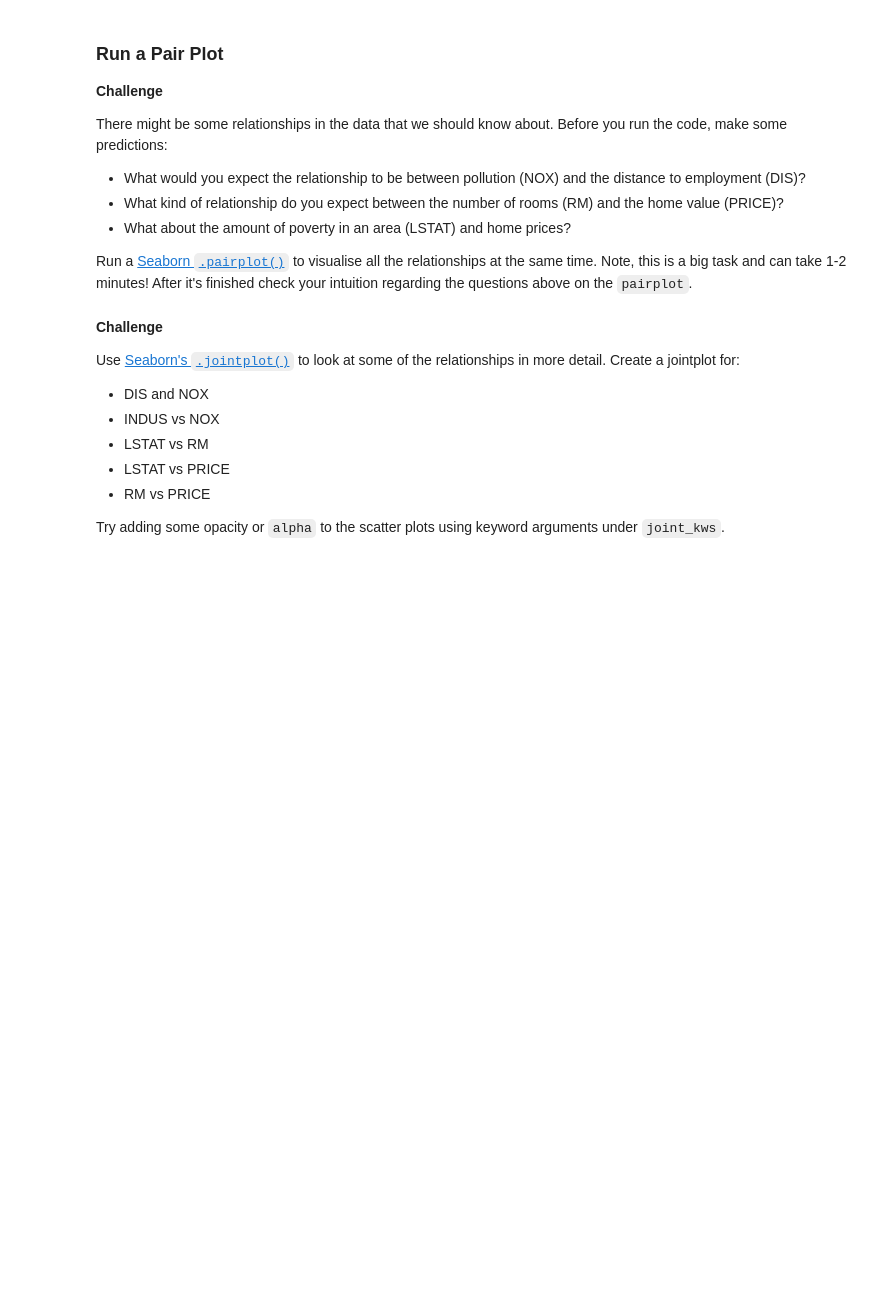
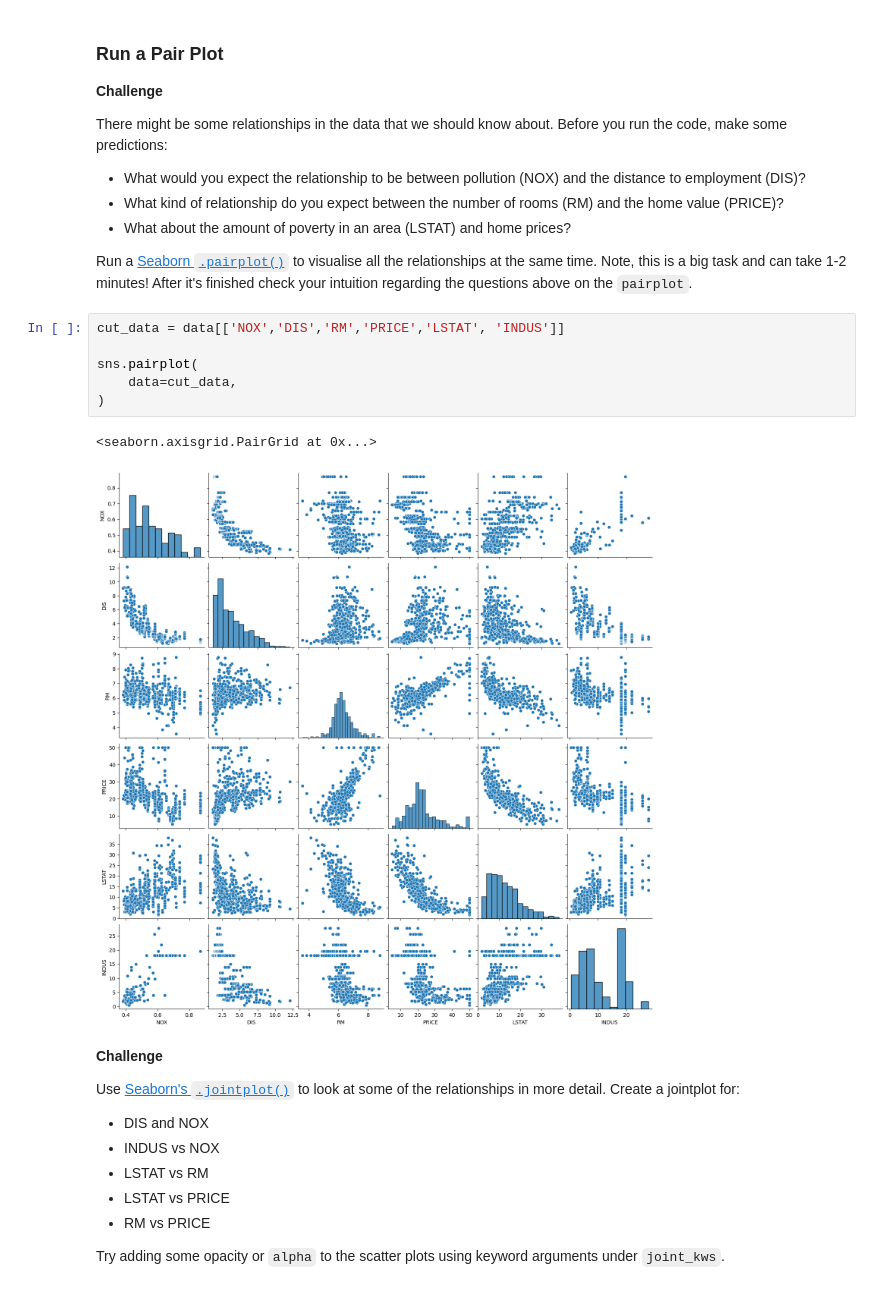
Before and after one commit to juandrzej/100days_of_code, a Jupyter notebook: 100days_of_code_day81_boston_house_prices/Multivariable_Regression_and_Valuation_Model.ipynb, the cells around one changed output. Cells and saved outputs as stored; diff of their text form; blank space fills up the shorter version.

```diff
--- a/100days_of_code_day81_boston_house_prices/Multivariable_Regression_and_Valuation_Model.ipynb
+++ b/100days_of_code_day81_boston_house_prices/Multivariable_Regression_and_Valuation_Model.ipynb
@@ -243,6 +243,15 @@ There might be some relationships in the data that we should know about. Before
 * What about the amount of poverty in an area (LSTAT) and home prices?
 
 Run a [Seaborn `.pairplot()`](https://seaborn.pydata.org/generated/seaborn.pairplot.html?highlight=pairplot#seaborn.pairplot) to visualise all the relationships at the same time. Note, this is a big task and can take 1-2 minutes! After it's finished check your intuition regarding the questions above on the `pairplot`.
+# %%
+cut_data = data[['NOX','DIS','RM','PRICE','LSTAT', 'INDUS']]
+
+sns.pairplot(
+    data=cut_data,
+)
+# %% [output]
+<seaborn.axisgrid.PairGrid at 0x...>
+[figure, added]
 # %% [markdown]
 **Challenge**
 
```
Also changed, not shown: parts of 5 cells of this notebook.
